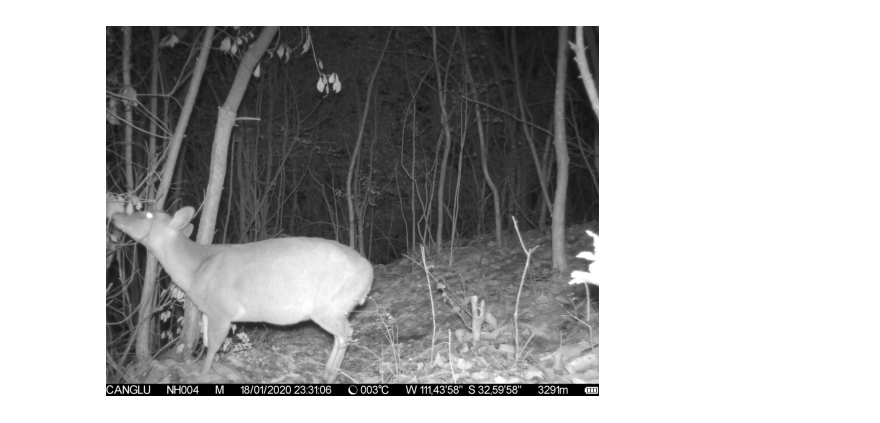
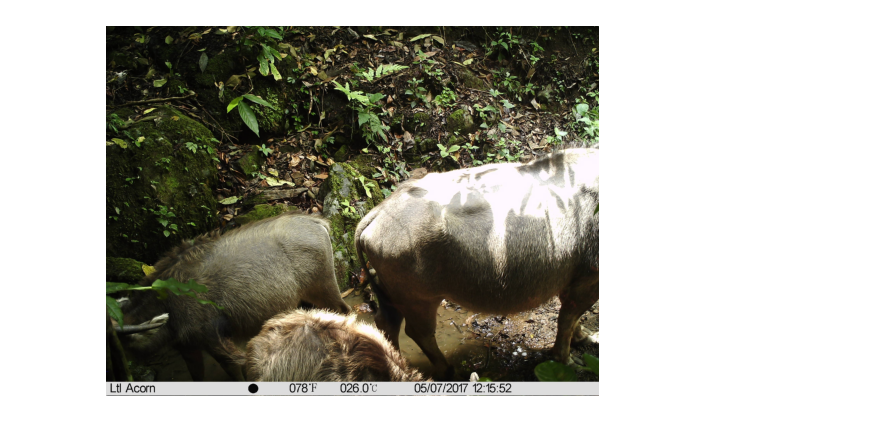
Before and after one commit to nevg9/object_detection, a Jupyter notebook: image_classifier/plot_image.ipynb, the cells around one changed output. Saved outputs shown, nothing was run; the diff lists cells and outputs as text; code cells hidden in the pictures.

```diff
--- a/image_classifier/plot_image.ipynb
+++ b/image_classifier/plot_image.ipynb
@@ -2,10 +2,10 @@
 from PIL import Image, ImageOps
 import matplotlib.pyplot as plt
 # %%
-im = Image.open("/home/yuzhong/data1/image_classifier_data/test/animal/HBNR013X-NH0004-20191206-00544.jpg")
+im = Image.open("/mnt/data1/model_1122/image_classifier/test/animal/YNNR008X-WD0014-20161208-03039.jpg")
 # im = Image.open("/home/yuzhong/data1/image_classifier_data/test/human/JXNR003X-HH0002-20220308-00004.jpg")
 plt.imshow(im)
 plt.axis('off')  # Hide axes
 plt.show()
 # %% [output]
-[figure, old version]
+[figure, new version]
```
Also changed, not shown: 2 other files.
